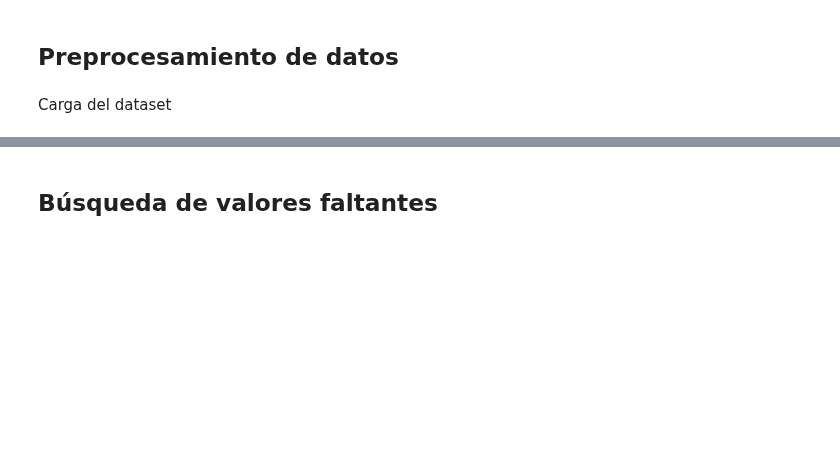
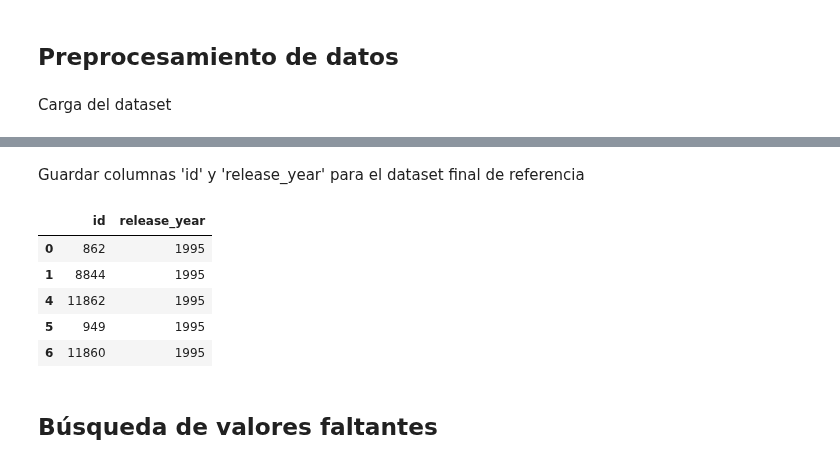
Before and after one commit to alejocampos1/Movies_Recommendation_2024, a Jupyter notebook: Notebooks/modelo.ipynb, the cells around one changed output, grey strips where cells are left out. Saved outputs shown, nothing was run; the diff lists cells and outputs as text; code cells hidden in the pictures; blank space fills up the shorter version.

```diff
--- a/Notebooks/modelo.ipynb
+++ b/Notebooks/modelo.ipynb
@@ -27,6 +27,18 @@ df_premodel.head(2)
 |  | id | title | genres | overview | runtime | production_companies | spoken_languages | ... |
 | 0 | 862 | Toy Story | [16, 35, 10751] | Led by Woody, Andy's toys live ha... | 81.0 | [3] | [English] | ... |
 | 1 | 8844 | Jumanji | [12, 14, 10751] | When siblings Judy and Peter disc... | 104.0 | [559, 2550, 10201] | [English, Other_Languages] | ... |
+# %% [markdown]
+Guardar columnas 'id' y 'release_year' para el dataset final de referencia
+# %%
+df_release_years = df_premodel[['id', 'release_year']]
+df_release_years.head()
+# %% [output]
+|  | id | release_year |
+| 0 | 862 | 1995 |
+| 1 | 8844 | 1995 |
+| 4 | 11862 | 1995 |
+| 5 | 949 | 1995 |
+| 6 | 11860 | 1995 |
 # %% [markdown]
 ## Búsqueda de valores faltantes
 # %%
```
Also changed, not shown: parts of 10 cells of this notebook, 5 other files.
